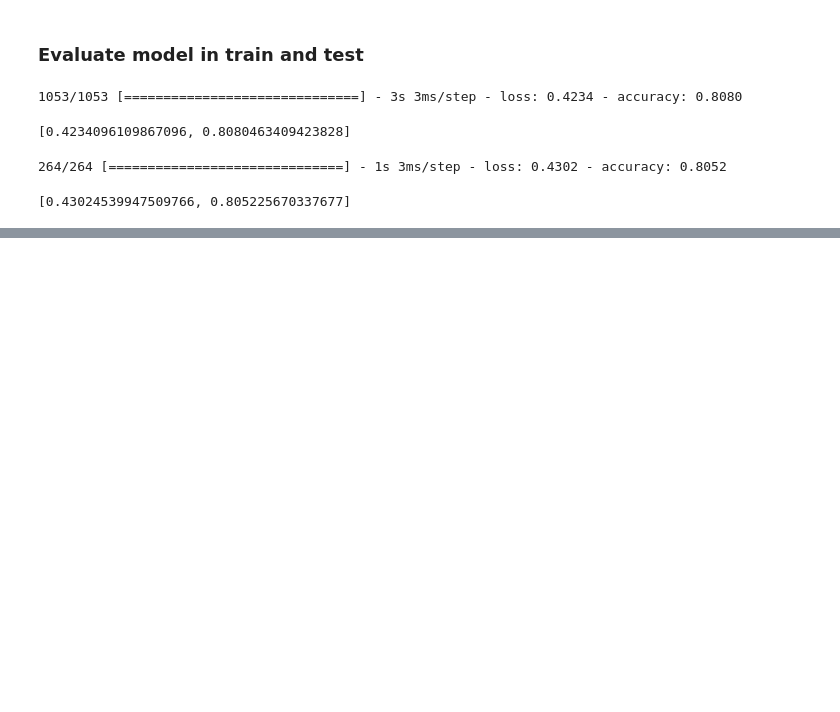
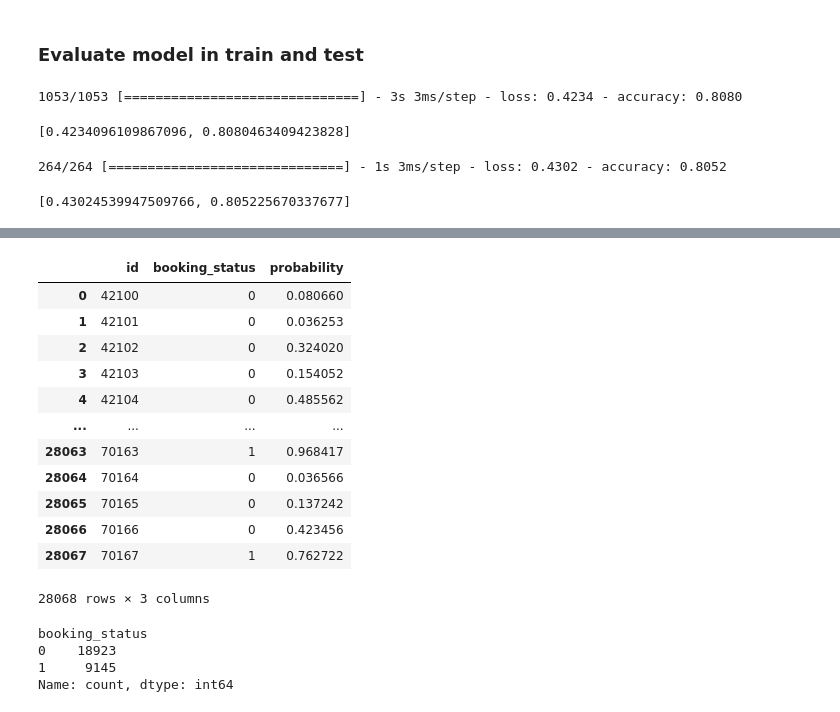
Before and after one commit to utkarshg1/DL-2pm-4pm-Weekend, a Jupyter notebook: Binary_Classification_With_Keras.ipynb, the cells around one changed output, grey strips where cells are left out. Drawn from its saved outputs; the diff is of its cells as text; code cells hidden in the pictures; blank space fills up the shorter version.

```diff
--- a/Binary_Classification_With_Keras.ipynb
+++ b/Binary_Classification_With_Keras.ipynb
@@ -273,0 +459,23 @@ model.evaluate(xtest, ytest)
+# %%
+df_final
+# %% [output]
+|  | id | booking_status | probability |
+| 0 | 42100 | 0 | 0.080660 |
+| 1 | 42101 | 0 | 0.036253 |
+| 2 | 42102 | 0 | 0.324020 |
+| 3 | 42103 | 0 | 0.154052 |
+| 4 | 42104 | 0 | 0.485562 |
+| ... | ... | ... | ... |
+| 28063 | 70163 | 1 | 0.968417 |
+| 28064 | 70164 | 0 | 0.036566 |
+| 28065 | 70165 | 0 | 0.137242 |
+| 28066 | 70166 | 0 | 0.423456 |
+| 28067 | 70167 | 1 | 0.762722 |
+28068 rows × 3 columns
+# %%
+df_final['booking_status'].value_counts()
+# %% [output]
+booking_status
+0    18923
+1     9145
+Name: count, dtype: int64
```
Also changed, not shown: parts of 31 cells of this notebook.
